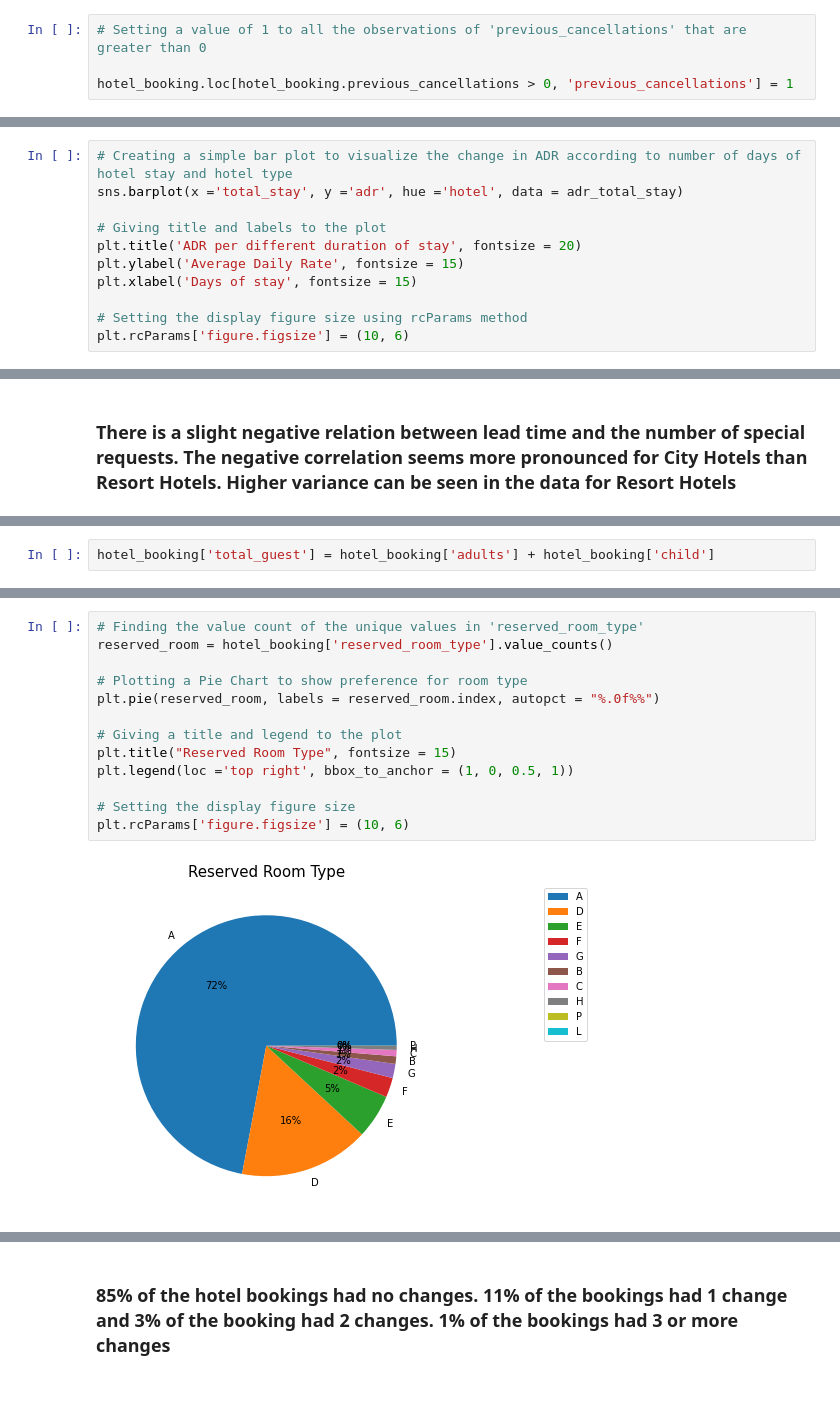
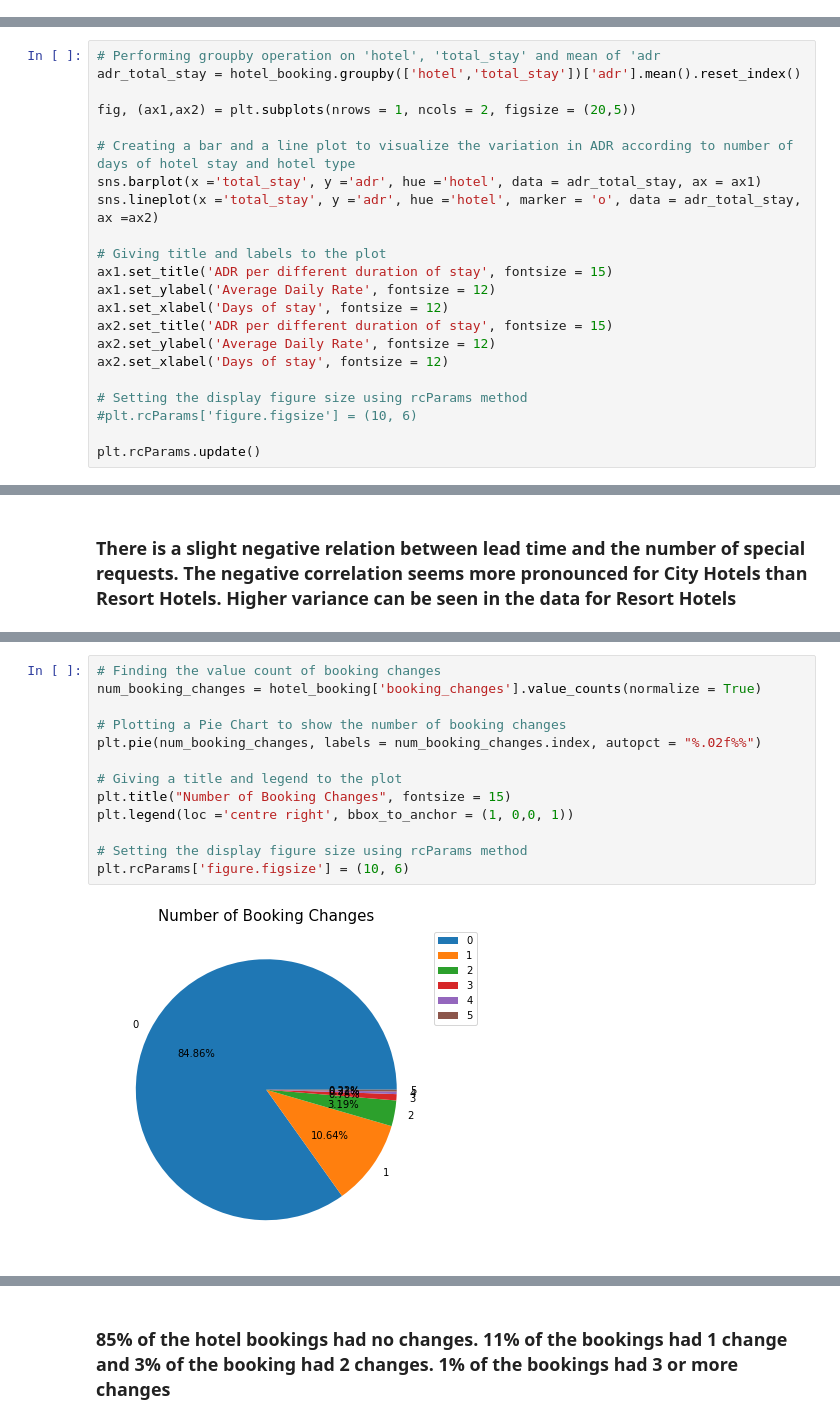
Before and after one commit to priyaregit/EDA_Hotel-Booking, a Jupyter notebook: Hotel_Booking_Analysis_EDA_Capstone_Project.ipynb, the cells around one changed output, grey strips where cells are left out. Drawn from its saved outputs; the diff is of its cells as text; blank space fills up the shorter version.

```diff
--- a/Hotel_Booking_Analysis_EDA_Capstone_Project.ipynb
+++ b/Hotel_Booking_Analysis_EDA_Capstone_Project.ipynb
@@ -434,5 +434 @@ for col in columns:
-# %%
-# Setting a value of 1 to all the observations of 'previous_cancellations' that are greater than 0
-
-hotel_booking.loc[hotel_booking.previous_cancellations > 0, 'previous_cancellations'] = 1
 # %% [markdown]
@@ -1214,12 +1582,23 @@ adr_total_stay = hotel_booking.groupby(['hotel','total_stay'])['adr'].mean().res
 # %%
-# Creating a simple bar plot to visualize the change in ADR according to number of days of hotel stay and hotel type
-sns.barplot(x ='total_stay', y ='adr', hue ='hotel', data = adr_total_stay)
+# Performing groupby operation on 'hotel', 'total_stay' and mean of 'adr
+adr_total_stay = hotel_booking.groupby(['hotel','total_stay'])['adr'].mean().reset_index()
+
+fig, (ax1,ax2) = plt.subplots(nrows = 1, ncols = 2, figsize = (20,5))
+
+# Creating a bar and a line plot to visualize the variation in ADR according to number of days of hotel stay and hotel type
+sns.barplot(x ='total_stay', y ='adr', hue ='hotel', data = adr_total_stay, ax = ax1)
+sns.lineplot(x ='total_stay', y ='adr', hue ='hotel', marker = 'o', data = adr_total_stay, ax =ax2)
 
 # Giving title and labels to the plot
-plt.title('ADR per different duration of stay', fontsize = 20)
-plt.ylabel('Average Daily Rate', fontsize = 15)
-plt.xlabel('Days of stay', fontsize = 15)
+ax1.set_title('ADR per different duration of stay', fontsize = 15)
+ax1.set_ylabel('Average Daily Rate', fontsize = 12)
+ax1.set_xlabel('Days of stay', fontsize = 12)
+ax2.set_title('ADR per different duration of stay', fontsize = 15)
+ax2.set_ylabel('Average Daily Rate', fontsize = 12)
+ax2.set_xlabel('Days of stay', fontsize = 12)
 
 # Setting the display figure size using rcParams method
-plt.rcParams['figure.figsize'] = (10, 6)
+#plt.rcParams['figure.figsize'] = (10, 6)
+
+plt.rcParams.update()
 # %% [output]
@@ -1497,2 +1948,0 @@ plt.rcParams['figure.figsize'] = (10, 6)
-# %%
-hotel_booking['total_guest'] = hotel_booking['adults'] + hotel_booking['child']
@@ -1527,15 +1953,15 @@ plt.rcParams['figure.figsize'] = (10, 6)
 # %%
-# Finding the value count of the unique values in 'reserved_room_type'
-reserved_room = hotel_booking['reserved_room_type'].value_counts()
+# Finding the value count of booking changes
+num_booking_changes = hotel_booking['booking_changes'].value_counts(normalize = True)
 
-# Plotting a Pie Chart to show preference for room type
-plt.pie(reserved_room, labels = reserved_room.index, autopct = "%.0f%%")
+# Plotting a Pie Chart to show the number of booking changes
+plt.pie(num_booking_changes, labels = num_booking_changes.index, autopct = "%.02f%%")
 
 # Giving a title and legend to the plot
-plt.title("Reserved Room Type", fontsize = 15)
-plt.legend(loc ='top right', bbox_to_anchor = (1, 0, 0.5, 1))
+plt.title("Number of Booking Changes", fontsize = 15)
+plt.legend(loc ='centre right', bbox_to_anchor = (1, 0,0, 1))
 
-# Setting the display figure size
+# Setting the display figure size using rcParams method
 plt.rcParams['figure.figsize'] = (10, 6)
 # %% [output]
-[figure, old version]
+[figure, new version]
```
Also changed, not shown: parts of 205 cells of this notebook.
